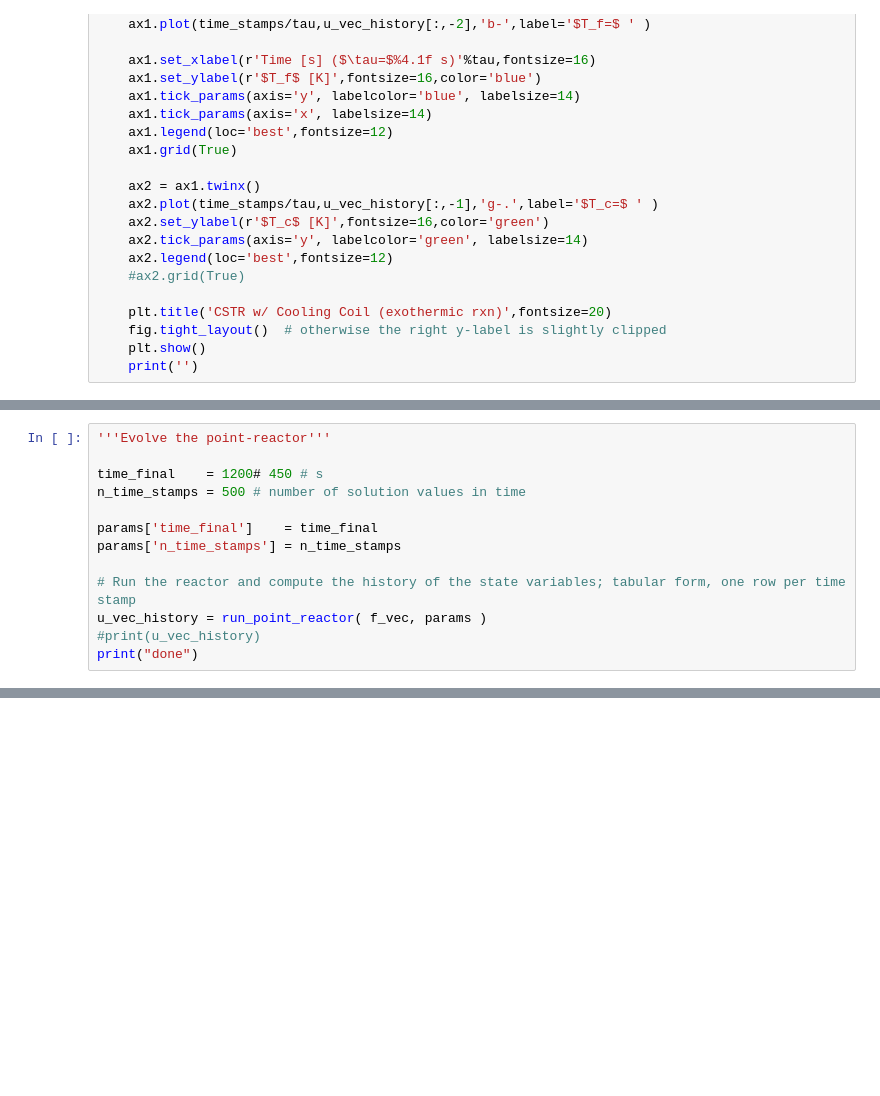
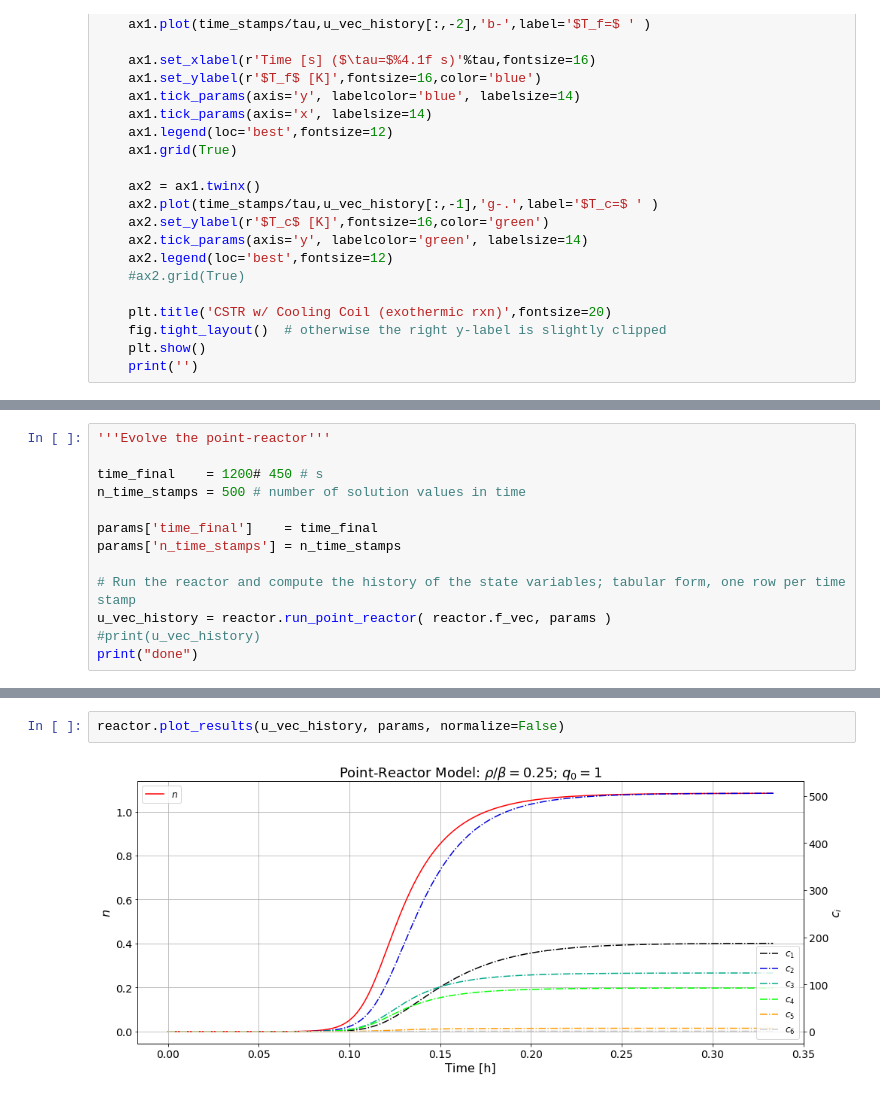
Before and after one commit to dpploy/engy-4350, a Jupyter notebook: notebooks/05-bwr-two-temperature-pt-reactor-A.ipynb, the cells around one changed output, grey strips where cells are left out. Cells and saved outputs as stored; diff of their text form; blank space fills up the shorter version.

```diff
--- a/notebooks/05-bwr-two-temperature-pt-reactor-A.ipynb
+++ b/notebooks/05-bwr-two-temperature-pt-reactor-A.ipynb
@@ -1112,6 +1089,6 @@ params['time_final']    = time_final
 params['n_time_stamps'] = n_time_stamps
 
 # Run the reactor and compute the history of the state variables; tabular form, one row per time stamp
-u_vec_history = run_point_reactor( f_vec, params )
+u_vec_history = reactor.run_point_reactor( reactor.f_vec, params )
 #print(u_vec_history)
 print("done")
@@ -1117,0 +1110,4 @@ print("done")
+# %%
+reactor.plot_results(u_vec_history, params, normalize=False)
+# %% [output]
+[figure, added]
```
Also changed, not shown: parts of 22 cells of this notebook, 3 other files.
